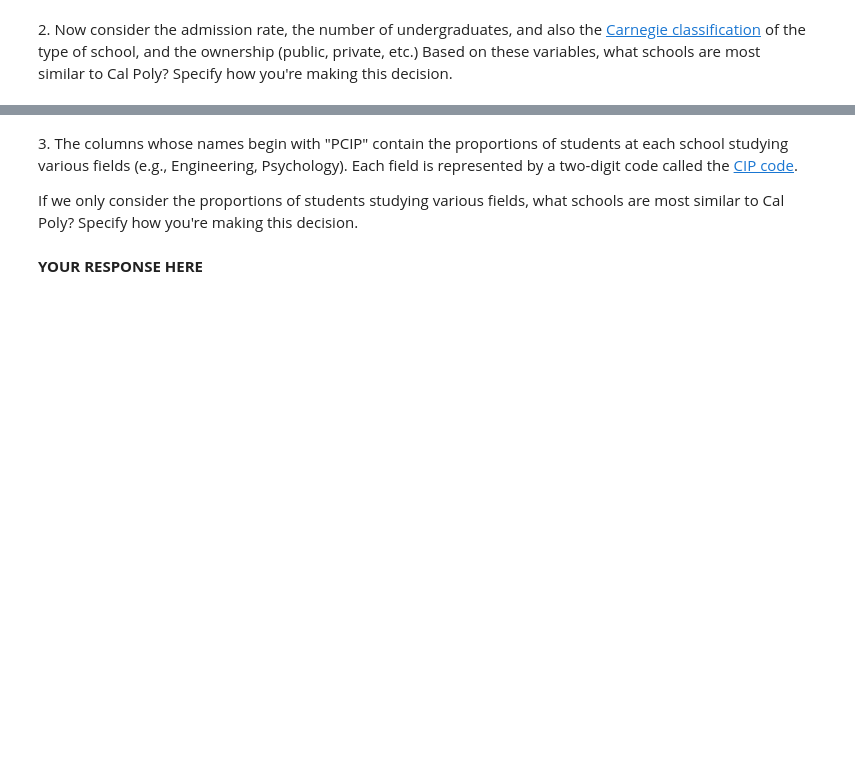
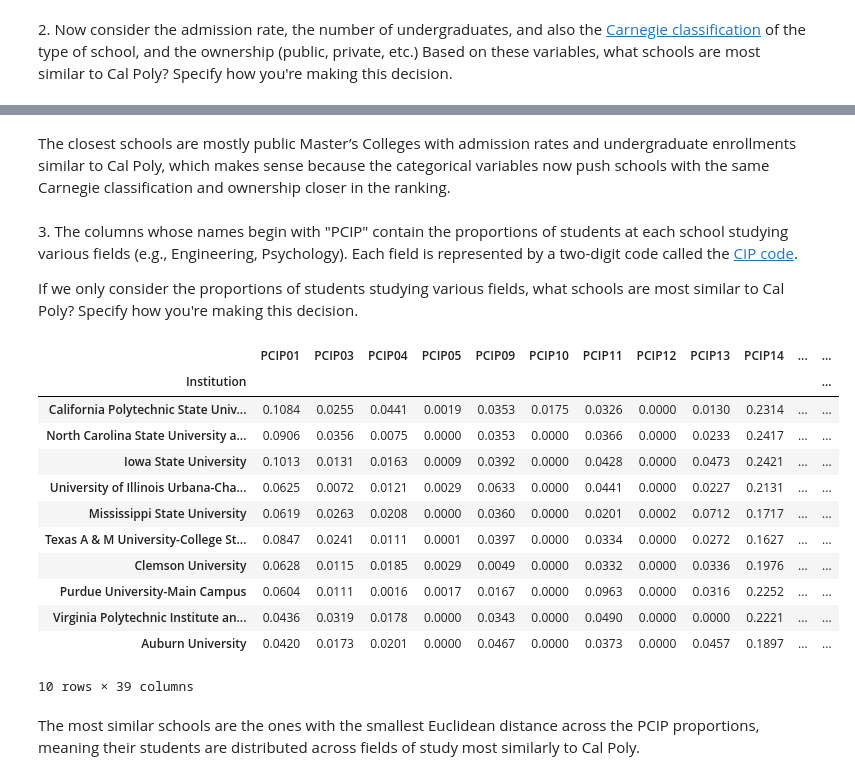
Before and after one commit to maxbegun1/PA-3.2, a Jupyter notebook: GSB5544_PA_3_2_Distances_Between_Observations.ipynb, the cells around one changed output, grey strips where cells are left out. Drawn from its saved outputs; the diff is of its cells as text; code cells hidden in the pictures; blank space fills up the shorter version.

```diff
--- a/GSB5544_PA_3_2_Distances_Between_Observations.ipynb
+++ b/GSB5544_PA_3_2_Distances_Between_Observations.ipynb
@@ -170,0 +242,9 @@ cp
+# %%
+features = ["AdmissionRate", "Undergraduates"]
+
+X = df_college[features].copy()
+X = (X - X.mean()) / X.std()
+
+df_college["distance"] = (((X - X.loc[school_name]) ** 2).sum(axis=1)) ** 0.5
+
+df_college.sort_values("distance").head(10)[features + ["distance"]]
@@ -176,0 +268,14 @@ cp
+# %%
+features = ["AdmissionRate", "Undergraduates",
+            "CarnegieClassification", "Ownership"]
+
+X = pd.get_dummies(df_college[features],
+                   columns=["CarnegieClassification", "Ownership"],
+                   dtype=int)
+
+cols = ["AdmissionRate", "Undergraduates"]
+X[cols] = (X[cols] - X[cols].mean()) / X[cols].std()
+
+df_college["distance2"] = (((X - X.loc[school_name]) ** 2).sum(axis=1)) ** 0.5
+
+df_college.sort_values("distance2").head(10)[features + ["distance2"]]
@@ -177,3 +295,5 @@ cp
+# %% [markdown]
+The closest schools are mostly public Master’s Colleges with admission rates and undergraduate enrollments similar to Cal Poly, which makes sense because the categorical variables now push schools with the same Carnegie classification and ownership closer in the ranking.
 # %% [markdown]
 3\. The columns whose names begin with "PCIP" contain the proportions of students at each school studying various fields (e.g., Engineering, Psychology). Each field is represented by a two-digit code called the [CIP code](https://nces.ed.gov/ipeds/cipcode/browse.aspx?y=55).
 
@@ -183,2 +301,24 @@ If we only consider the proportions of students studying various fields, what sc
-# %% [markdown]
-**YOUR RESPONSE HERE**
+# %%
+pcip_cols = [col for col in df_college.columns if col.startswith("PCIP")]
+
+X = df_college[pcip_cols].copy()
+
+df_college["pcip_distance"] = (((X - X.loc[school_name]) ** 2).sum(axis=1)) ** 0.5
+
+df_college.sort_values("pcip_distance").head(10)[pcip_cols + ["pcip_distance"]]
+# %% [output]
+|  | PCIP01 | PCIP03 | PCIP04 | PCIP05 | PCIP09 | PCIP10 | PCIP11 | PCIP12 | PCIP13 | PCIP14 | ... | ... |
+| Institution |  |  |  |  |  |  |  |  |  |  |  | ... |
+| California Polytechnic State Univ... | 0.1084 | 0.0255 | 0.0441 | 0.0019 | 0.0353 | 0.0175 | 0.0326 | 0.0000 | 0.0130 | 0.2314 | ... | ... |
+| North Carolina State University a... | 0.0906 | 0.0356 | 0.0075 | 0.0000 | 0.0353 | 0.0000 | 0.0366 | 0.0000 | 0.0233 | 0.2417 | ... | ... |
+| Iowa State University | 0.1013 | 0.0131 | 0.0163 | 0.0009 | 0.0392 | 0.0000 | 0.0428 | 0.0000 | 0.0473 | 0.2421 | ... | ... |
+| University of Illinois Urbana-Cha... | 0.0625 | 0.0072 | 0.0121 | 0.0029 | 0.0633 | 0.0000 | 0.0441 | 0.0000 | 0.0227 | 0.2131 | ... | ... |
+| Mississippi State University | 0.0619 | 0.0263 | 0.0208 | 0.0000 | 0.0360 | 0.0000 | 0.0201 | 0.0002 | 0.0712 | 0.1717 | ... | ... |
+| Texas A & M University-College St... | 0.0847 | 0.0241 | 0.0111 | 0.0001 | 0.0397 | 0.0000 | 0.0334 | 0.0000 | 0.0272 | 0.1627 | ... | ... |
+| Clemson University | 0.0628 | 0.0115 | 0.0185 | 0.0029 | 0.0049 | 0.0000 | 0.0332 | 0.0000 | 0.0336 | 0.1976 | ... | ... |
+| Purdue University-Main Campus | 0.0604 | 0.0111 | 0.0016 | 0.0017 | 0.0167 | 0.0000 | 0.0963 | 0.0000 | 0.0316 | 0.2252 | ... | ... |
+| Virginia Polytechnic Institute an... | 0.0436 | 0.0319 | 0.0178 | 0.0000 | 0.0343 | 0.0000 | 0.0490 | 0.0000 | 0.0000 | 0.2221 | ... | ... |
+| Auburn University | 0.0420 | 0.0173 | 0.0201 | 0.0000 | 0.0467 | 0.0000 | 0.0373 | 0.0000 | 0.0457 | 0.1897 | ... | ... |
+10 rows × 39 columns
+# %% [markdown]
+The most similar schools are the ones with the smallest Euclidean distance across the PCIP proportions, meaning their students are distributed across fields of study most similarly to Cal Poly.
```
Also changed, not shown: parts of 19 cells of this notebook, 1 other file.
